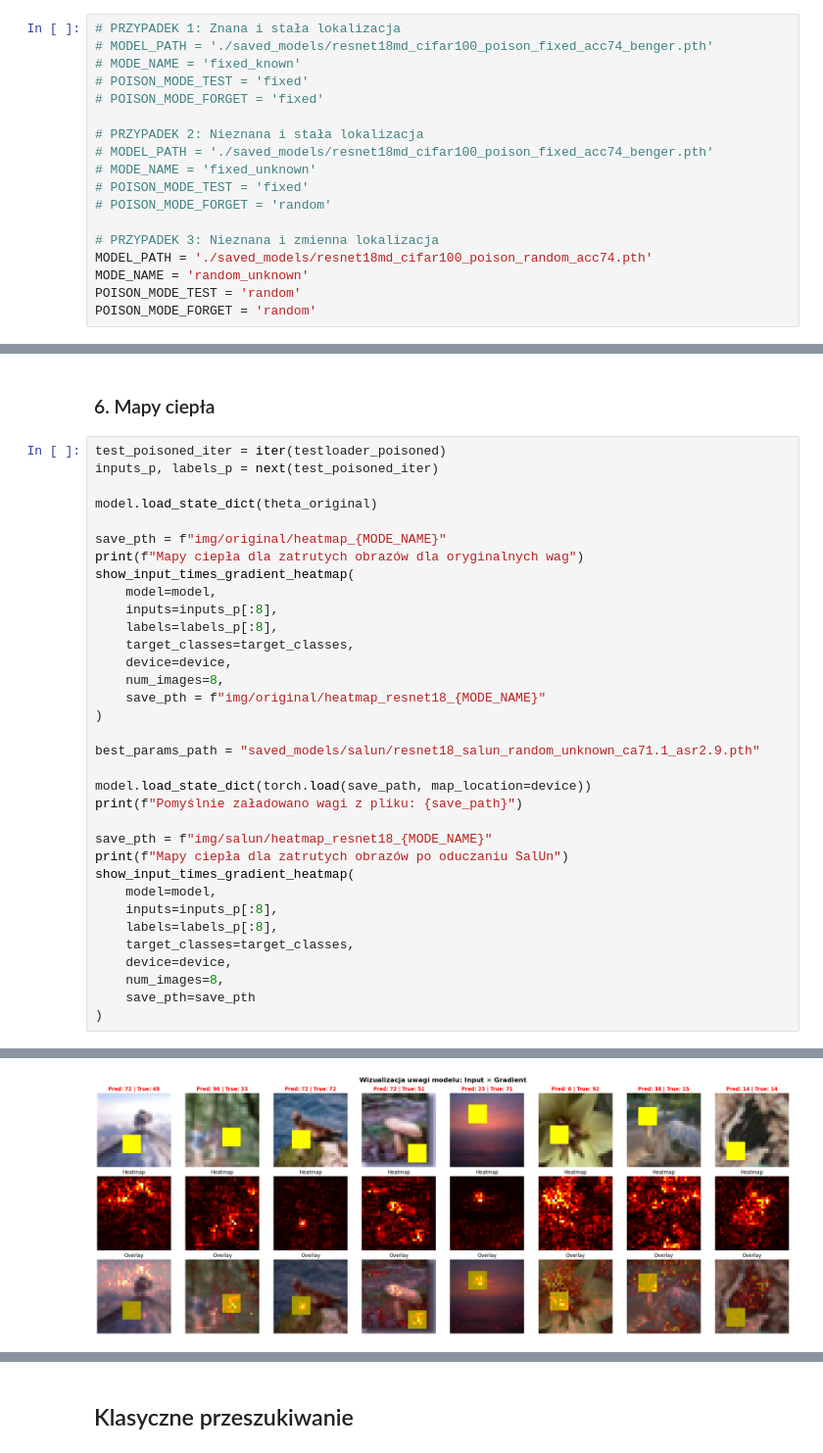
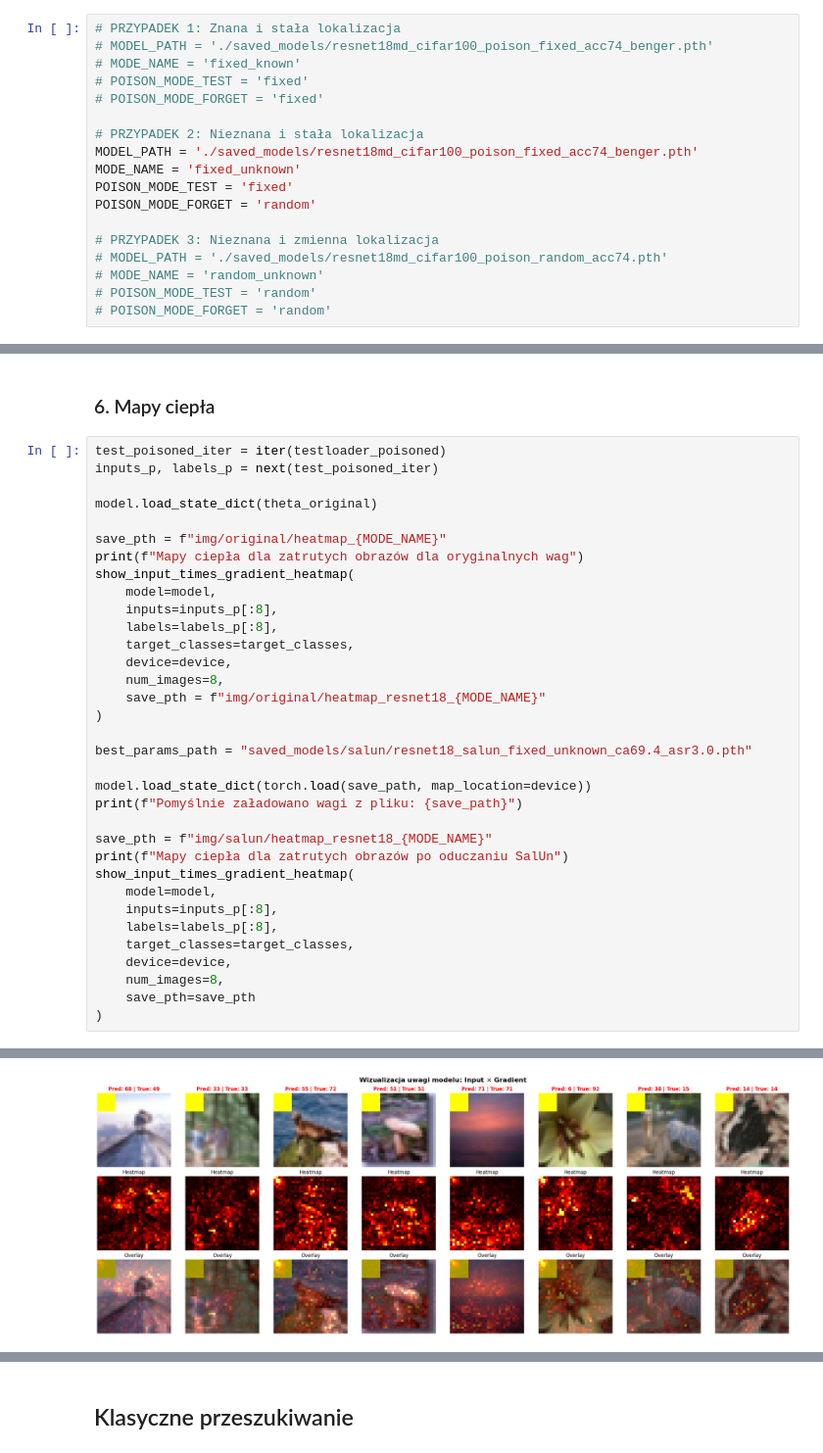
Before and after one commit to Kapturz0ny/resnet-unlearning, a Jupyter notebook: resnet18_salun_unlearning.ipynb, the cells around one changed output, grey strips where cells are left out. Shown at 98% size. Cells and saved outputs as stored; diff of their text form.

Commit message:
feat: update graphics and models

```diff
--- a/resnet18_salun_unlearning.ipynb
+++ b/resnet18_salun_unlearning.ipynb
@@ -637,16 +637,16 @@ def salun_unlearn(model, theta_original, forget_loader, retain_loader, mask,
 # POISON_MODE_FORGET = 'fixed'
 
 # PRZYPADEK 2: Nieznana i stała lokalizacja
-# MODEL_PATH = './saved_models/resnet18md_cifar100_poison_fixed_acc74_benger.pth'
-# MODE_NAME = 'fixed_unknown'
-# POISON_MODE_TEST = 'fixed'
-# POISON_MODE_FORGET = 'random'
+MODEL_PATH = './saved_models/resnet18md_cifar100_poison_fixed_acc74_benger.pth'
+MODE_NAME = 'fixed_unknown'
+POISON_MODE_TEST = 'fixed'
+POISON_MODE_FORGET = 'random'
 
 # PRZYPADEK 3: Nieznana i zmienna lokalizacja
-MODEL_PATH = './saved_models/resnet18md_cifar100_poison_random_acc74.pth'
-MODE_NAME = 'random_unknown'
-POISON_MODE_TEST = 'random'
-POISON_MODE_FORGET = 'random'
+# MODEL_PATH = './saved_models/resnet18md_cifar100_poison_random_acc74.pth'
+# MODE_NAME = 'random_unknown'
+# POISON_MODE_TEST = 'random'
+# POISON_MODE_FORGET = 'random'
 # %%
 lightning_model = ResNetLightning()
 
@@ -945,32 +948,32 @@ model.load_state_dict(theta_original)
 
 save_pth = f"img/original/heatmap_{MODE_NAME}"
 print(f"Mapy ciepła dla zatrutych obrazów dla oryginalnych wag")
 show_input_times_gradient_heatmap(
     model=model,
     inputs=inputs_p[:8],
     labels=labels_p[:8],
     target_classes=target_classes,
     device=device,
     num_images=8,
     save_pth = f"img/original/heatmap_resnet18_{MODE_NAME}"
 )
 
-best_params_path = "saved_models/salun/resnet18_salun_random_unknown_ca71.1_asr2.9.pth"
+best_params_path = "saved_models/salun/resnet18_salun_fixed_unknown_ca69.4_asr3.0.pth"
 
 model.load_state_dict(torch.load(save_path, map_location=device))
 print(f"Pomyślnie załadowano wagi z pliku: {save_path}")
 
 save_pth = f"img/salun/heatmap_resnet18_{MODE_NAME}"
 print(f"Mapy ciepła dla zatrutych obrazów po oduczaniu SalUn")
 show_input_times_gradient_heatmap(
     model=model,
     inputs=inputs_p[:8],
     labels=labels_p[:8],
     target_classes=target_classes,
     device=device,
     num_images=8,
     save_pth=save_pth
 )
 # %% [output]
 Mapy ciepła dla zatrutych obrazów dla oryginalnych wag
-[figure, old version]
+[figure, new version]
```
Also changed, not shown: parts of 11 cells of this notebook, 21 other files.
